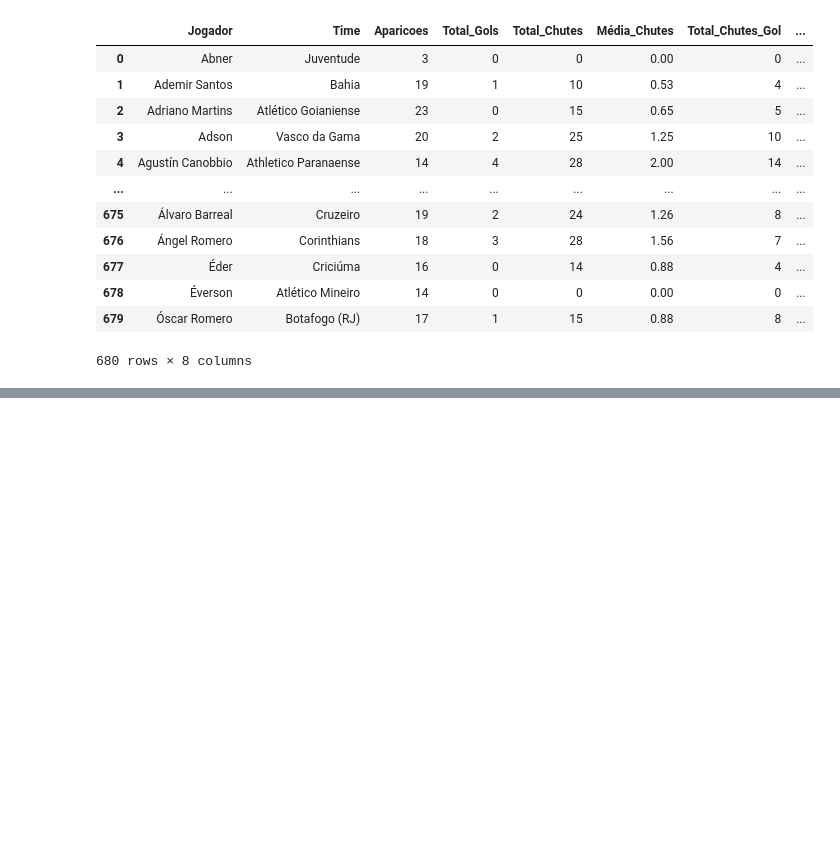
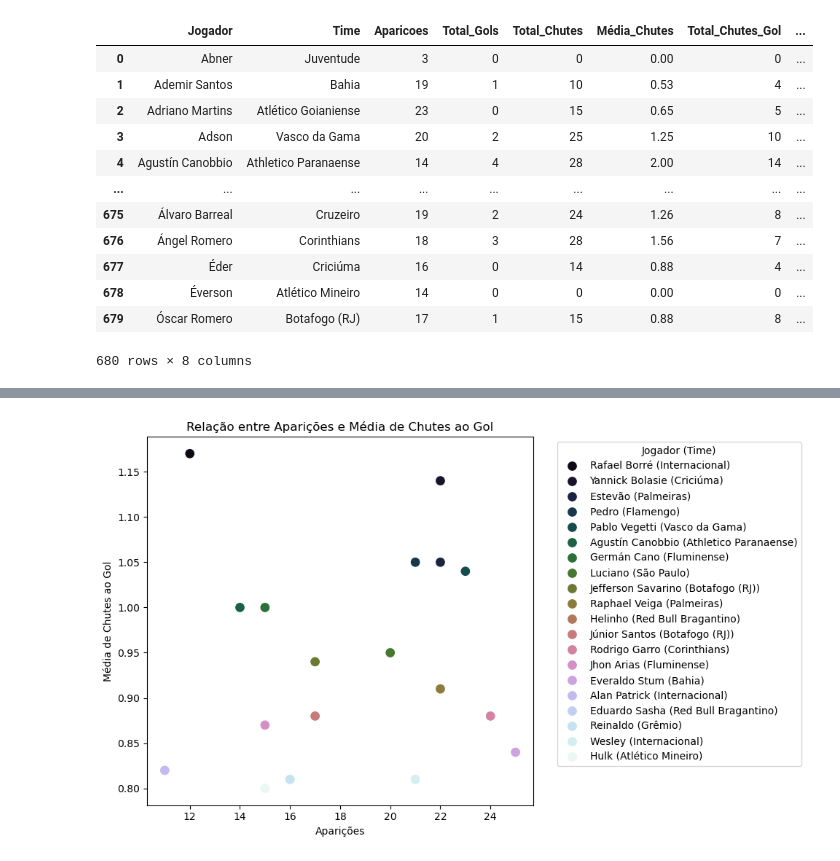
Before and after one commit to eduardopfbp/Brasileirao-PlayerStats, a Jupyter notebook: analise.ipynb, the cells around one changed output, grey strips where cells are left out. Drawn from its saved outputs; the diff is of its cells as text; code cells hidden in the pictures; blank space fills up the shorter version.

Commit message:
"Nova atualização"

```diff
--- a/analise.ipynb
+++ b/analise.ipynb
@@ -83,0 +81,37 @@ db[db['Jogador']=='Pablo Vegetti'].tail()
+# %%
+import seaborn as sns
+import matplotlib.pyplot as plt
+
+# Criar uma coluna com o nome do jogador e o time juntos
+top_10_chutadores['Jogador_Time'] = top_10_chutadores['Jogador'] + ' (' + top_10_chutadores['Time'] + ')'
+
+# Verificar o número de jogadores únicos
+num_jogadores = top_10_chutadores['Jogador_Time'].nunique()
+
+# Criar uma paleta personalizada com número suficiente de cores usando husl (variedade de cores suficiente)
+palette = sns.color_palette("cubehelix", num_jogadores)
+
+
+plt.figure(figsize=(10, 6))
+
+# Plotar o gráfico com a paleta de cores sem repetição
+sns.scatterplot(data=top_10_chutadores,
+                x='Aparicoes',
+                y='Média_Chutes_Gol',
+                hue='Jogador_Time',  # Usar a nova coluna na legenda
+                s=100,
+                palette=palette)  # Usar a paleta personalizada
+
+# Ajustar a posição da legenda para fora do gráfico
+plt.legend(bbox_to_anchor=(1.05, 1), loc='upper left', title='Jogador (Time)')
+
+# Títulos e rótulos dos eixos
+plt.title('Relação entre Aparições e Média de Chutes ao Gol')
+plt.xlabel('Aparições')
+plt.ylabel('Média de Chutes ao Gol')
+
+# Ajustar layout
+plt.tight_layout()
+plt.show()
+# %% [output]
+[figure, added]
```
Also changed, not shown: parts of 2 cells of this notebook, 1 other file.
